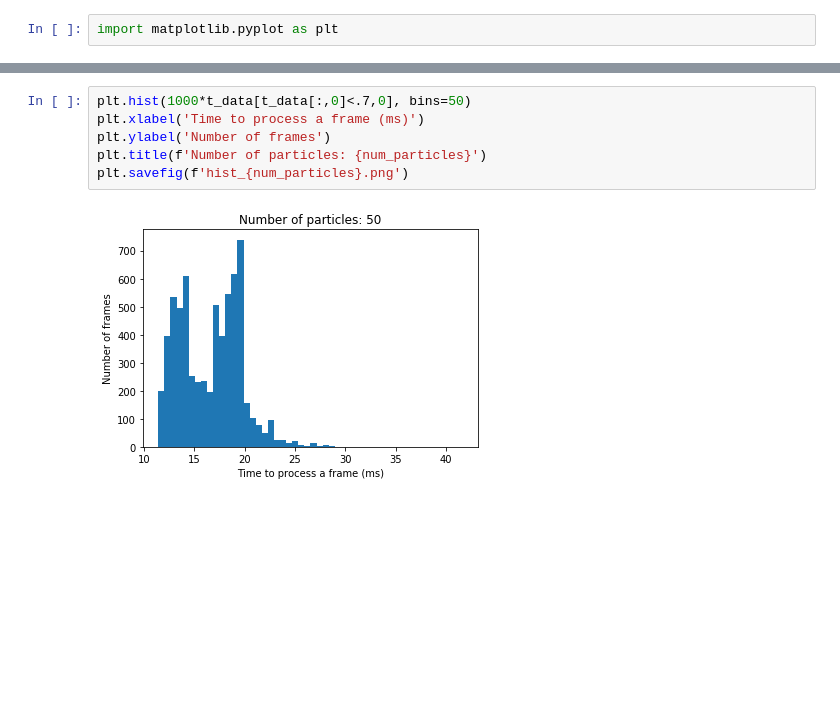
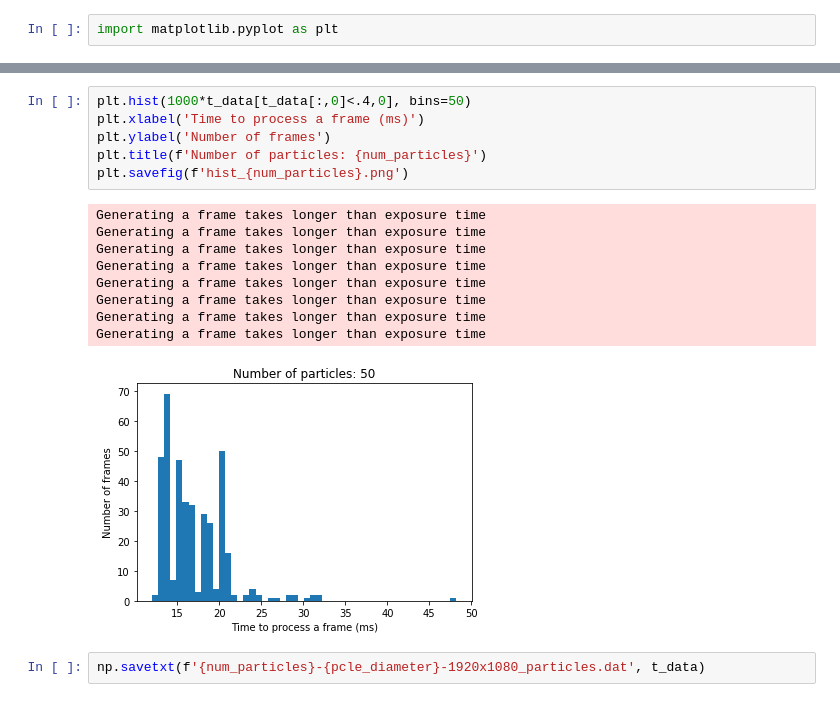
Before and after one commit to nanoepics/pynta, a Jupyter notebook: examples/test_tracking_speed.ipynb, the cells around one changed output, grey strips where cells are left out. Drawn from its saved outputs; the diff is of its cells as text; blank space fills up the shorter version.

```diff
--- a/examples/test_tracking_speed.ipynb
+++ b/examples/test_tracking_speed.ipynb
@@ -116,8 +119,18 @@ Generating a frame takes longer than exposure time
 # %%
-plt.hist(1000*t_data[t_data[:,0]<.7,0], bins=50)
+plt.hist(1000*t_data[t_data[:,0]<.4,0], bins=50)
 plt.xlabel('Time to process a frame (ms)')
 plt.ylabel('Number of frames')
 plt.title(f'Number of particles: {num_particles}')
 plt.savefig(f'hist_{num_particles}.png')
 # %% [output]
+Generating a frame takes longer than exposure time
+Generating a frame takes longer than exposure time
+Generating a frame takes longer than exposure time
+Generating a frame takes longer than exposure time
+Generating a frame takes longer than exposure time
+Generating a frame takes longer than exposure time
+Generating a frame takes longer than exposure time
+Generating a frame takes longer than exposure time
-[figure, old version]
+[figure, new version]
+# %%
+np.savetxt(f'{num_particles}-{pcle_diameter}-1920x1080_particles.dat', t_data)
```
Also changed, not shown: parts of 14 cells of this notebook, 16 other files.
